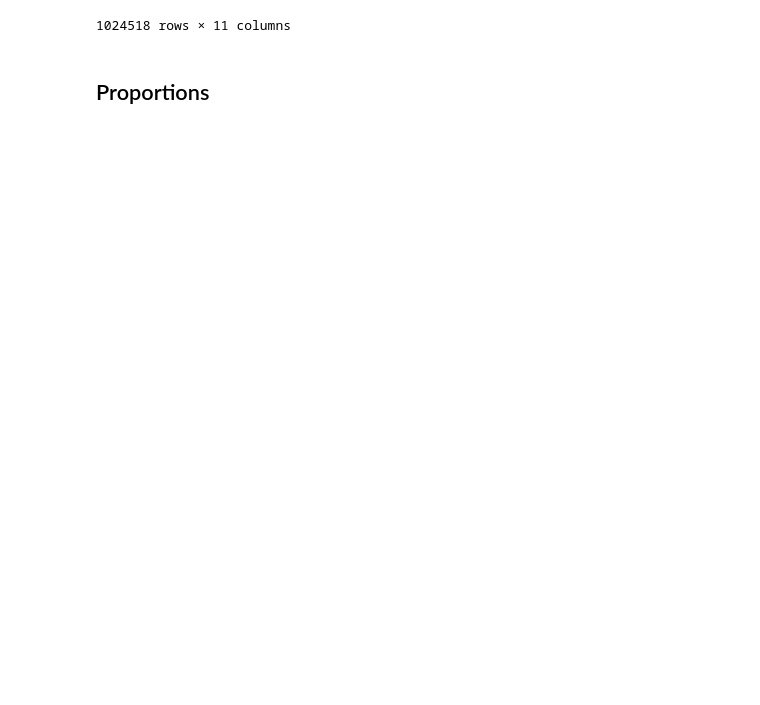
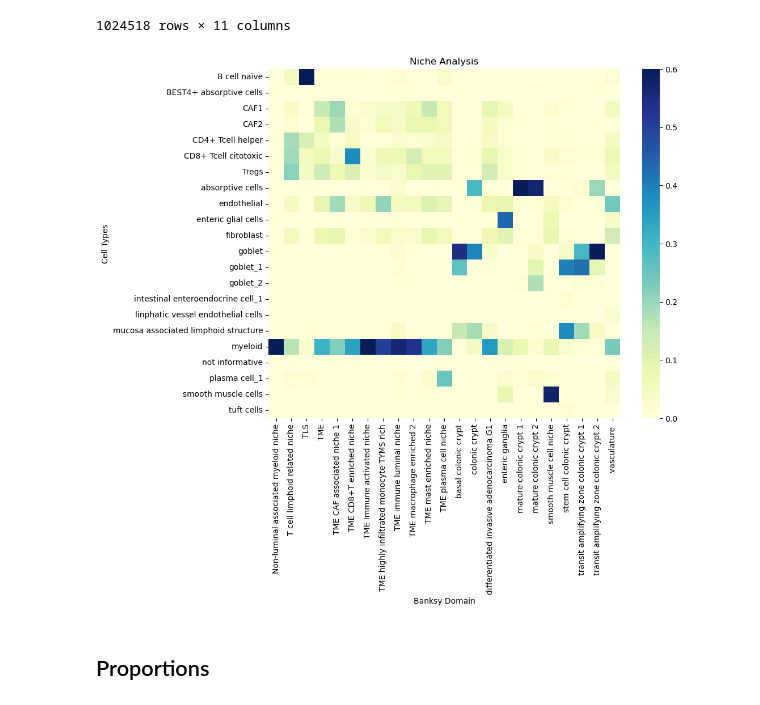
Before and after one commit to Moldia/CRC_Shedding_Xenium, a Jupyter notebook: Banksy_Niche_Analysis_CRC_manuscript.ipynb, the cells around one changed output. Drawn from its saved outputs; the diff is of its cells as text; code cells hidden in the pictures; blank space fills up the shorter version.

```diff
--- a/Banksy_Niche_Analysis_CRC_manuscript.ipynb
+++ b/Banksy_Niche_Analysis_CRC_manuscript.ipynb
@@ -330,6 +330,26 @@ adata.obsm['factors']
 | oihijpej-1_0021492_Region_2 | NaN | NaN | NaN | NaN | NaN | ... |
 | oihipiae-1_0021492_Region_2 | NaN | NaN | NaN | NaN | NaN | ... |
 1024518 rows × 11 columns
+# %%
+adata_filtered = adata[adata.obs['cell_type_merged'] != 'Neoplastic'].copy()
+crosstab_data = pd.crosstab(adata_filtered.obs['cell_type_merged'], adata_filtered.obs['Niches'])
+
+# Calculate the sum of cells for each niche
+sums_by_niche = crosstab_data.sum(axis=0)
+
+# Normalize each row by the sum of cells in its respective niche
+normalized_crosstab = crosstab_data.div(sums_by_niche, axis=1)
+
+# Plotting the heatmap
+plt.figure(figsize=(10, 8))
+sns.heatmap(normalized_crosstab, cmap="YlGnBu",vmax=0.6)
+plt.title('Niche Analysis')
+plt.xlabel('Banksy Domain')
+plt.ylabel('Cell Types')
+plt.savefig("niche_analysis_heatmap_final_myeloid_merged.png", dpi=300, bbox_inches='tight')
+plt.show()
+# %% [output]
+[figure, added]
 # %% [markdown]
 ## Proportions
 # %%
```
Also changed, not shown: parts of 3 cells of this notebook, 1 other file.
